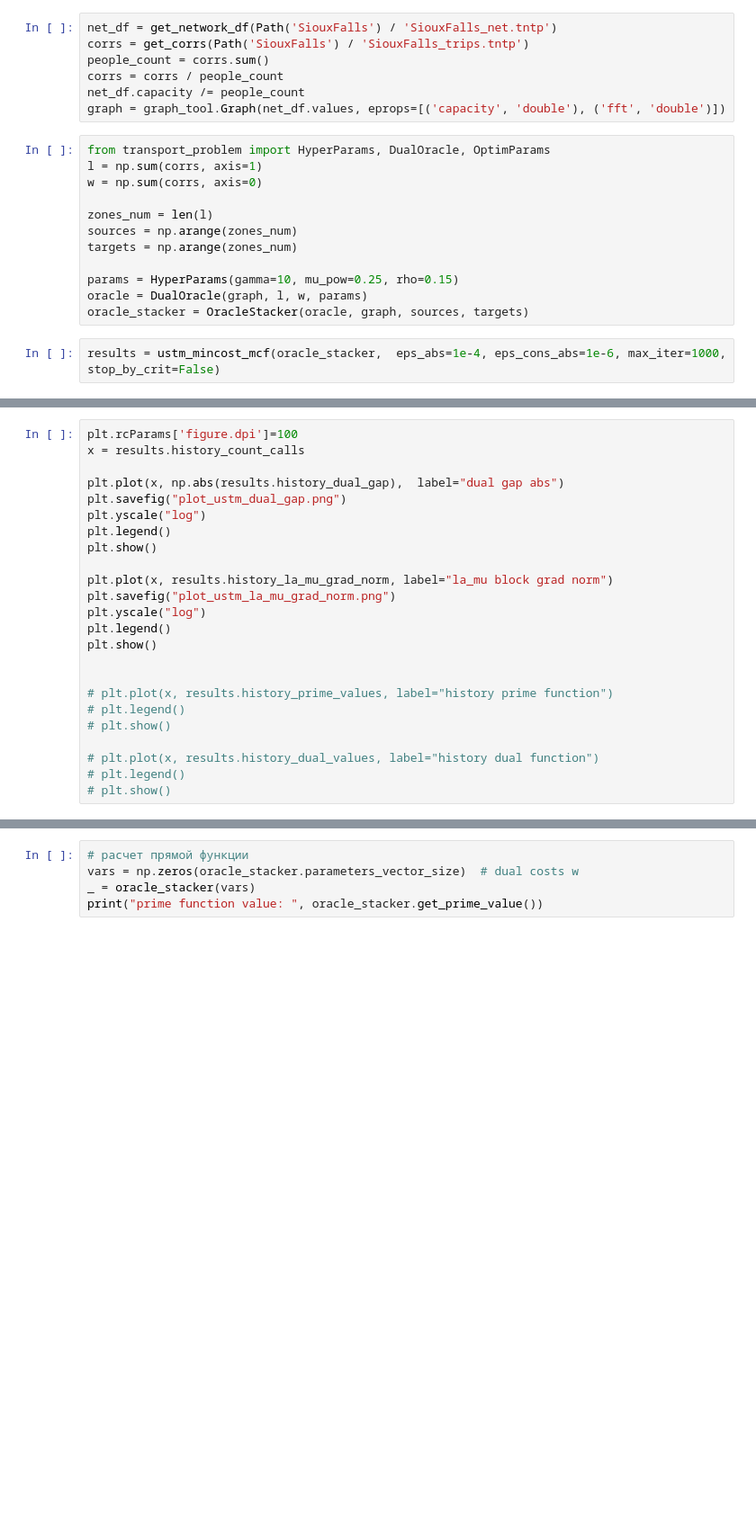
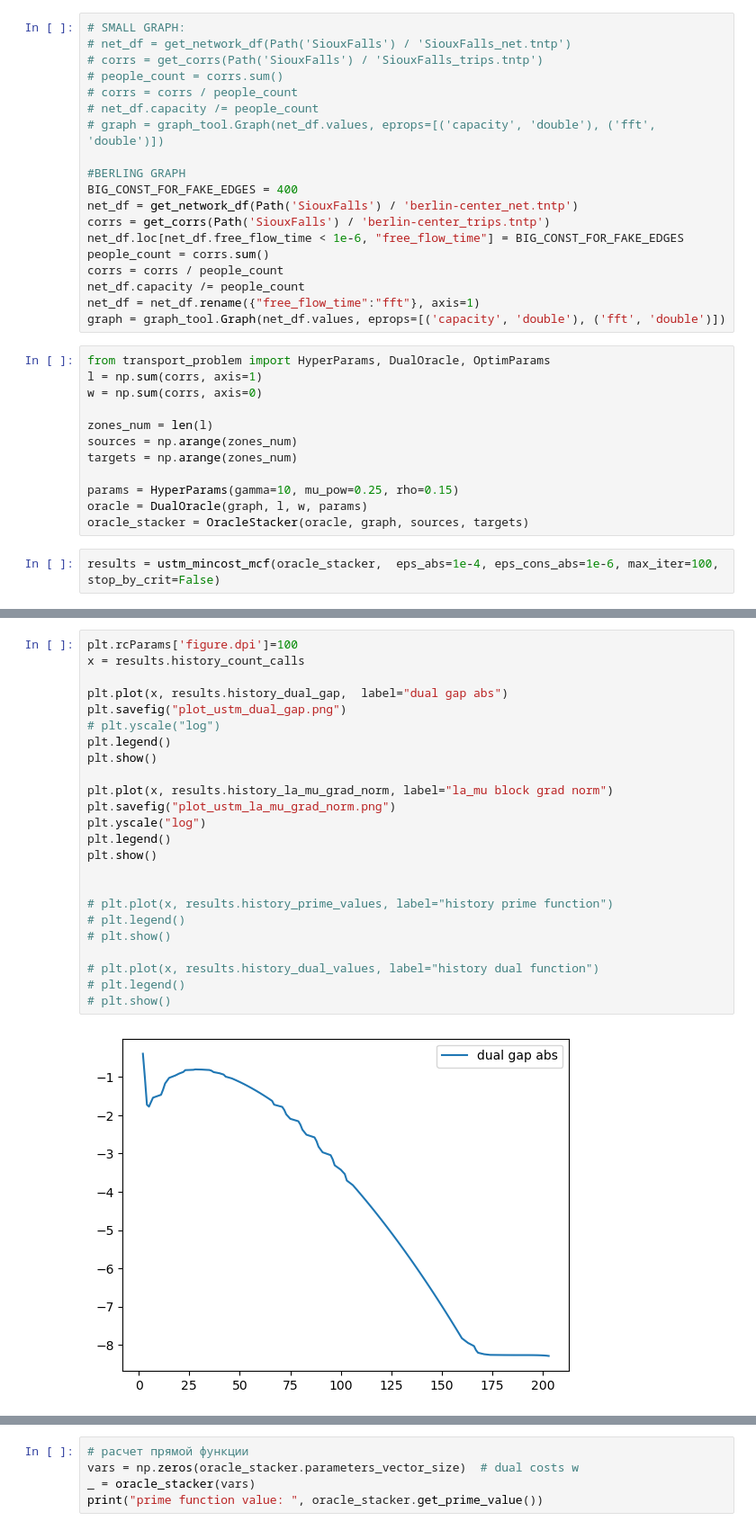
Before and after one commit to Lareton/transport_network_optimization, a Jupyter notebook: test_USTM.ipynb, the cells around one changed output, grey strips where cells are left out. Shown at 90% size. Saved outputs shown, nothing was run; the diff lists cells and outputs as text; blank space fills up the shorter version.

Commit message:
new .ipynb with Berlin graph usage

```diff
--- a/test_USTM.ipynb
+++ b/test_USTM.ipynb
@@ -32,9 +32,21 @@ MU_LEN = 25
 # %%
-net_df = get_network_df(Path('SiouxFalls') / 'SiouxFalls_net.tntp')
-corrs = get_corrs(Path('SiouxFalls') / 'SiouxFalls_trips.tntp')
+# SMALL GRAPH:
+# net_df = get_network_df(Path('SiouxFalls') / 'SiouxFalls_net.tntp')
+# corrs = get_corrs(Path('SiouxFalls') / 'SiouxFalls_trips.tntp')
+# people_count = corrs.sum()
+# corrs = corrs / people_count
+# net_df.capacity /= people_count
+# graph = graph_tool.Graph(net_df.values, eprops=[('capacity', 'double'), ('fft', 'double')])
+
+#BERLING GRAPH
+BIG_CONST_FOR_FAKE_EDGES = 400
+net_df = get_network_df(Path('SiouxFalls') / 'berlin-center_net.tntp')
+corrs = get_corrs(Path('SiouxFalls') / 'berlin-center_trips.tntp')
+net_df.loc[net_df.free_flow_time < 1e-6, "free_flow_time"] = BIG_CONST_FOR_FAKE_EDGES
 people_count = corrs.sum()
 corrs = corrs / people_count
 net_df.capacity /= people_count
+net_df = net_df.rename({"free_flow_time":"fft"}, axis=1)
 graph = graph_tool.Graph(net_df.values, eprops=[('capacity', 'double'), ('fft', 'double')])
 # %%
 from transport_problem import HyperParams, DualOracle, OptimParams
@@ -49,4 +61,4 @@ params = HyperParams(gamma=10, mu_pow=0.25, rho=0.15)
 oracle = DualOracle(graph, l, w, params)
 oracle_stacker = OracleStacker(oracle, graph, sources, targets)
 # %%
-results = ustm_mincost_mcf(oracle_stacker,  eps_abs=1e-4, eps_cons_abs=1e-6, max_iter=1000, stop_by_crit=False)
+results = ustm_mincost_mcf(oracle_stacker,  eps_abs=1e-4, eps_cons_abs=1e-6, max_iter=100, stop_by_crit=False)
@@ -53,24 +277,26 @@ results = ustm_mincost_mcf(oracle_stacker,  eps_abs=1e-4, eps_cons_abs=1e-6, max
 # %%
 plt.rcParams['figure.dpi']=100
 x = results.history_count_calls
 
-plt.plot(x, np.abs(results.history_dual_gap),  label="dual gap abs")
+plt.plot(x, results.history_dual_gap,  label="dual gap abs")
 plt.savefig("plot_ustm_dual_gap.png")
-plt.yscale("log")
+# plt.yscale("log")
 plt.legend()
 plt.show()
 
 plt.plot(x, results.history_la_mu_grad_norm, label="la_mu block grad norm")
 plt.savefig("plot_ustm_la_mu_grad_norm.png")
 plt.yscale("log")
 plt.legend()
 plt.show()
 
 
 # plt.plot(x, results.history_prime_values, label="history prime function")
 # plt.legend()
 # plt.show()
 
 # plt.plot(x, results.history_dual_values, label="history dual function")
 # plt.legend()
 # plt.show()
+# %% [output]
+[figure, added]
```
Also changed, not shown: parts of 4 cells of this notebook.
